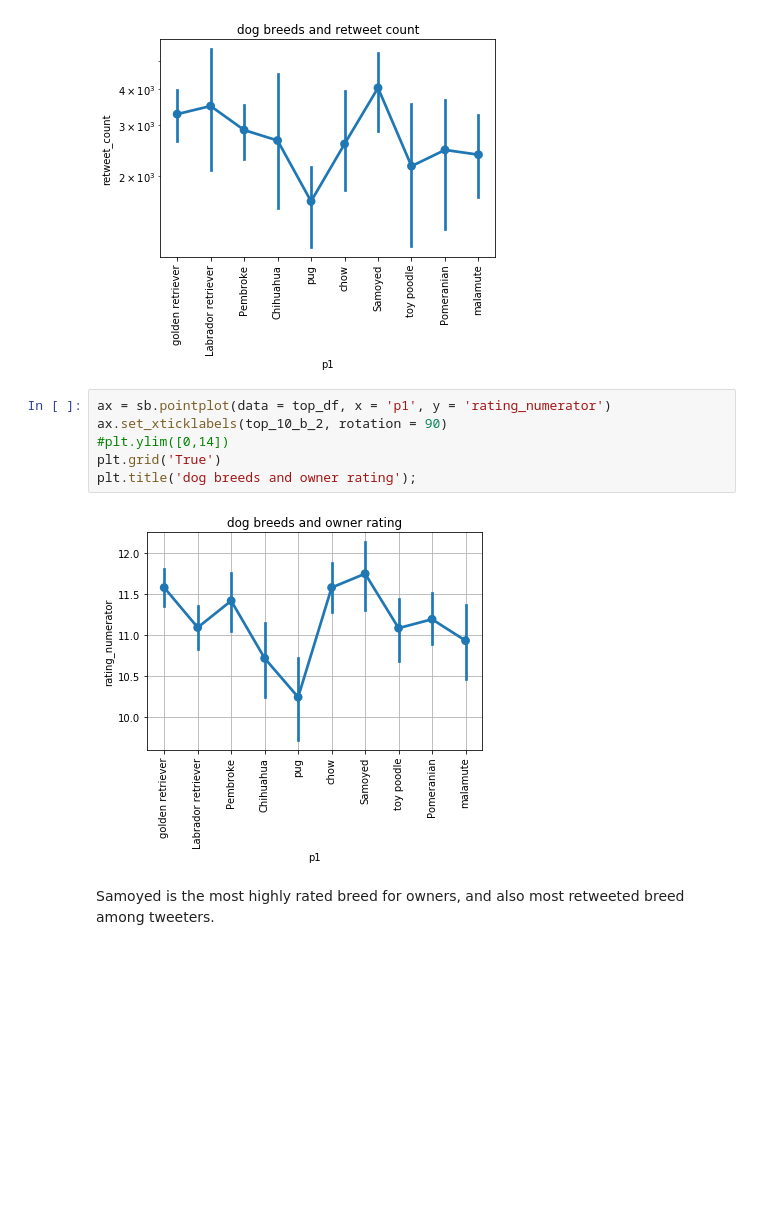
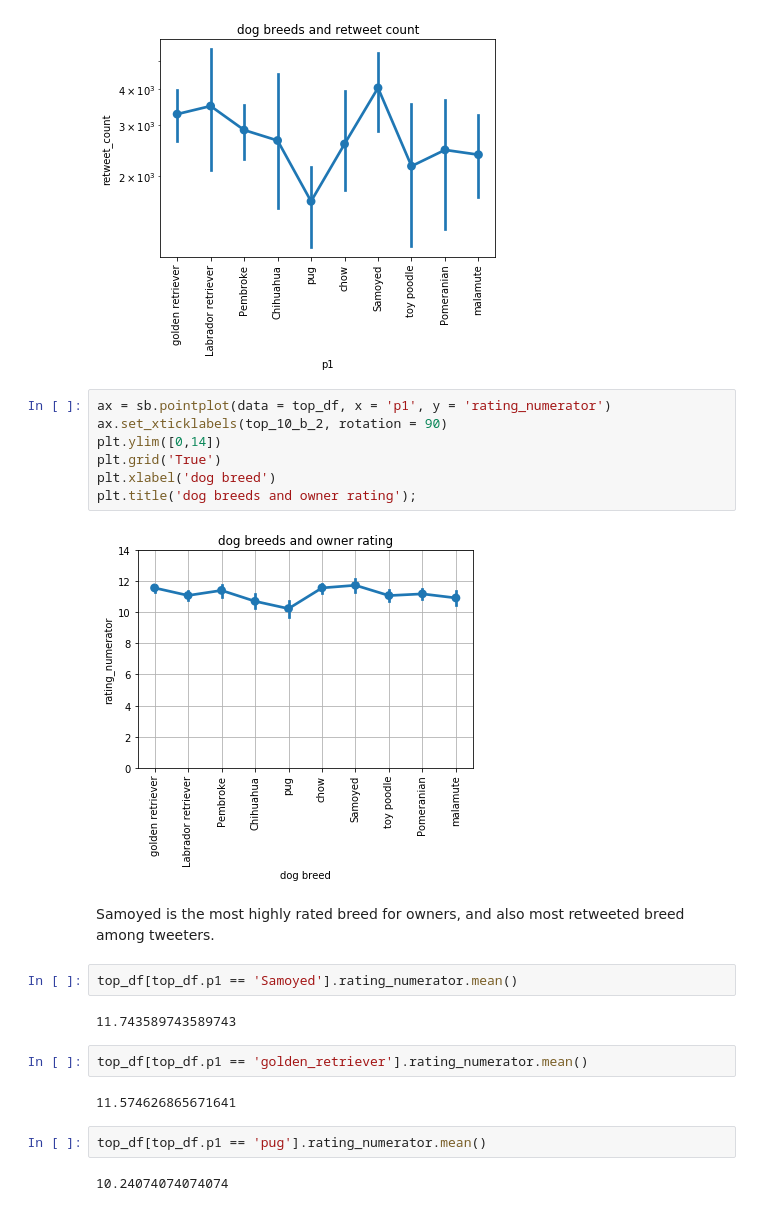
Before and after one commit to xiaohuach/UdacityProject-WrangleAnalyzeData, a Jupyter notebook: wrangle_act.ipynb, the cells around one changed output. Drawn from its saved outputs; the diff is of its cells as text; blank space fills up the shorter version.

```diff
--- a/wrangle_act.ipynb
+++ b/wrangle_act.ipynb
@@ -861,10 +874,23 @@ plt.title('dog breeds and retweet count');
 # %%
 ax = sb.pointplot(data = top_df, x = 'p1', y = 'rating_numerator')
 ax.set_xticklabels(top_10_b_2, rotation = 90)
-#plt.ylim([0,14])
+plt.ylim([0,14])
 plt.grid('True')
+plt.xlabel('dog breed')
 plt.title('dog breeds and owner rating');
 # %% [output]
-[figure, old version]
+[figure, new version]
 # %% [markdown]
 Samoyed is the most highly rated breed for owners, and also most retweeted breed among tweeters.
+# %%
+top_df[top_df.p1 == 'Samoyed'].rating_numerator.mean()
+# %% [output]
+11.743589743589743
+# %%
+top_df[top_df.p1 == 'golden_retriever'].rating_numerator.mean()
+# %% [output]
+11.574626865671641
+# %%
+top_df[top_df.p1 == 'pug'].rating_numerator.mean()
+# %% [output]
+10.24074074074074
```
Also changed, not shown: parts of 28 cells of this notebook, 1 other file.
